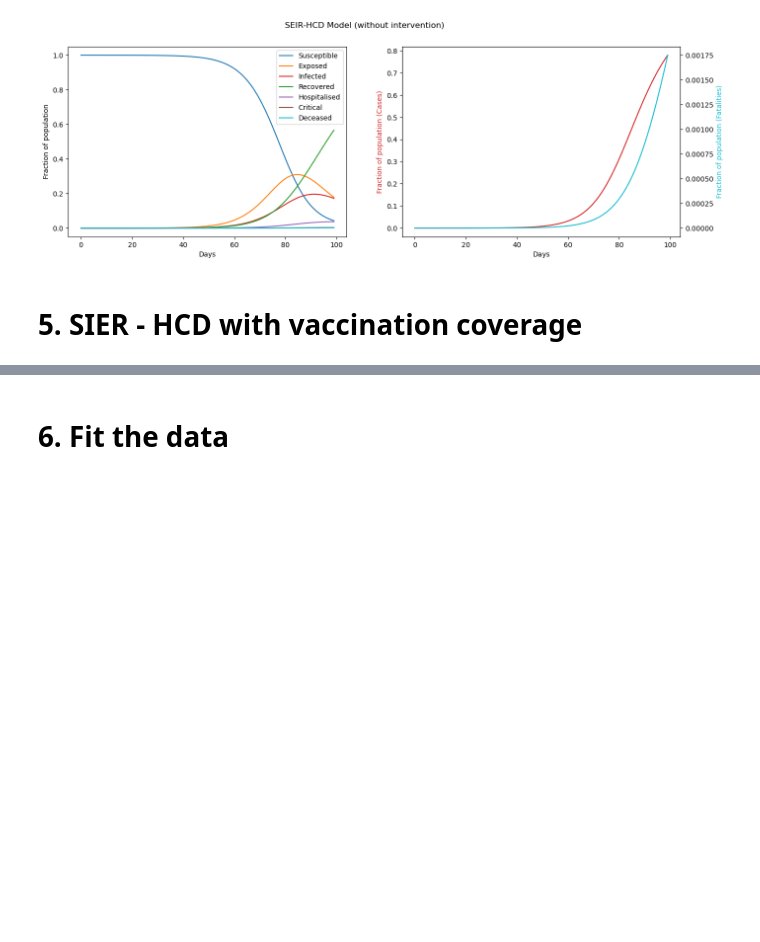
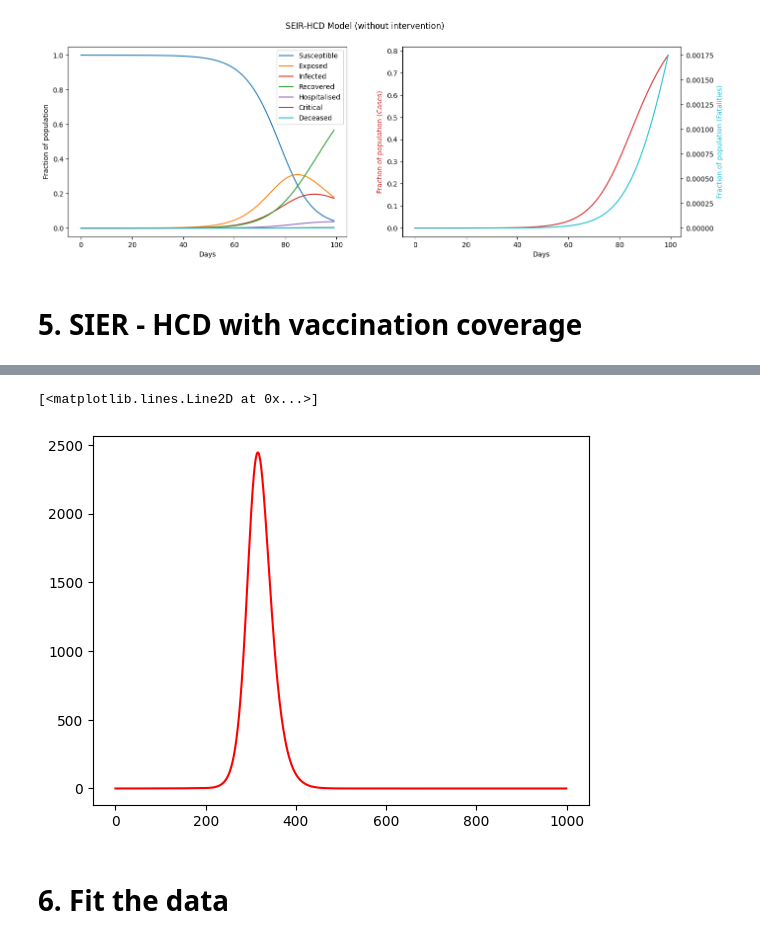
Before and after one commit to hung3a8/nhp-measles-analyse, a Jupyter notebook: Notebooks/Model/SEIR.ipynb, the cells around one changed output, grey strips where cells are left out. Cells and saved outputs as stored; diff of their text form; code cells hidden in the pictures; blank space fills up the shorter version.

```diff
--- a/Notebooks/Model/SEIR.ipynb
+++ b/Notebooks/Model/SEIR.ipynb
@@ -377,3 +413,10 @@ print(sol[-1])
+# %%
+sus, exp, inf, rec, hosp, crit, death = sol.T
+
+plt.plot(hosp * N, 'r', label='Hospitalised')
+# %% [output]
+[<matplotlib.lines.Line2D at 0x...>]
+[figure, added]
 # %% [markdown]
 # 6. Fit the data
 # %% [markdown]
```
Also changed, not shown: parts of 16 cells of this notebook.
